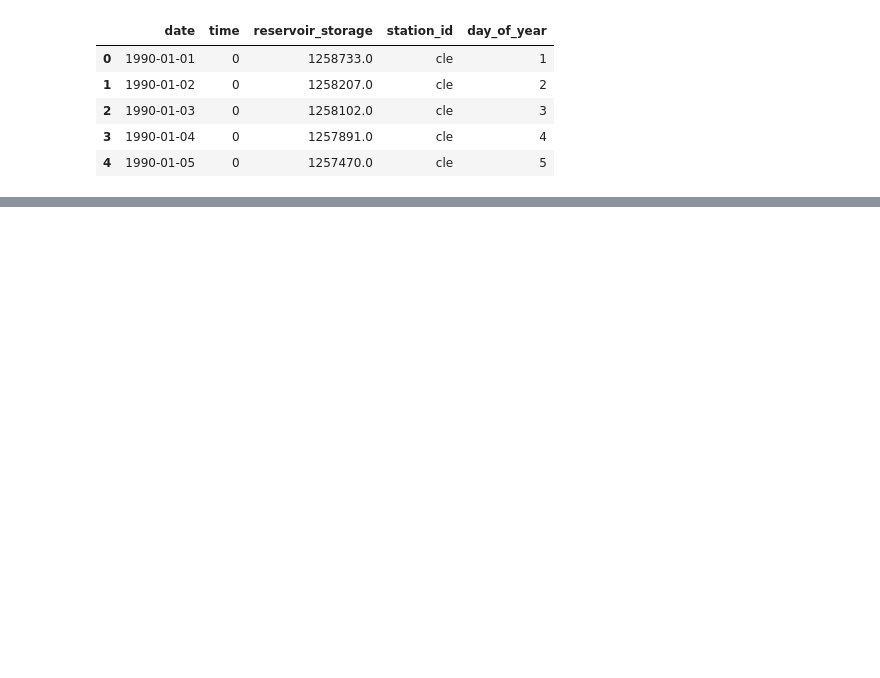
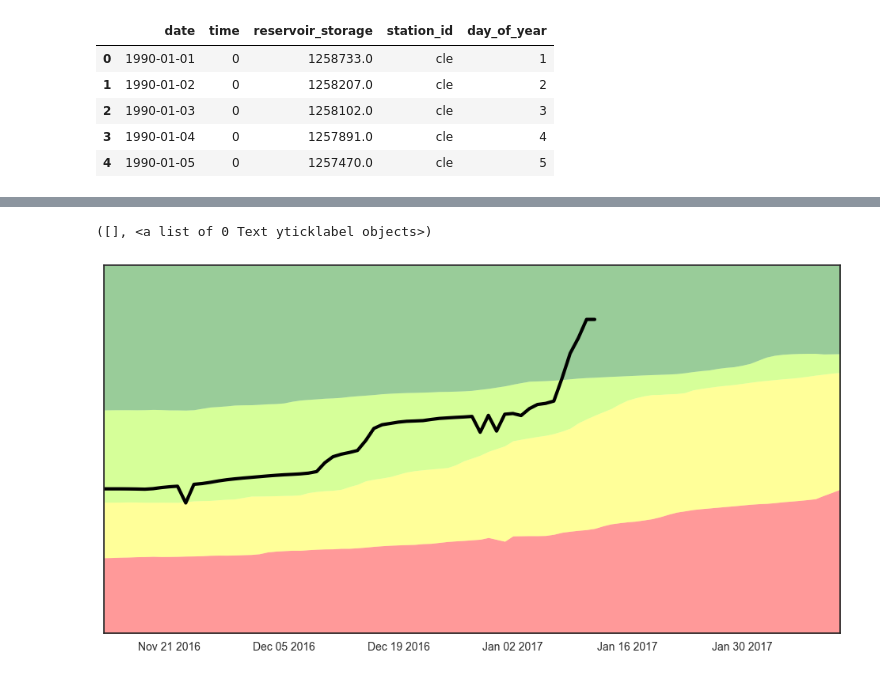
Before and after one commit to matttrent/waterbot, a Jupyter notebook: notebooks/historical_levels.ipynb, the cells around one changed output, grey strips where cells are left out. Cells and saved outputs as stored; diff of their text form; code cells hidden in the pictures; blank space fills up the shorter version.

```diff
--- a/notebooks/historical_levels.ipynb
+++ b/notebooks/historical_levels.ipynb
@@ -70,2 +112,2 @@ for i, d in enumerate(dfs):
 # %%
-dfs[-1].set_index('date').reservoir_storage.plot()
+# filled_dfs[-1].set_index('date').reservoir_storage.plot()
@@ -255,0 +298,59 @@ plt.yticks(ytic, [str(yt)+'%' for yt in ytic])
+# %%
+today = pd.Timestamp(dt.date.today())
+first_day = today - dt.timedelta(days=60)
+last_day  = today + dt.timedelta(days=30)
+
+dates = pd.Series( pd.date_range(first_day, last_day, freq='D') )
+
+plot_df = (
+    df[ (df.date >= first_day) ]
+    .set_index('date')
+    .reindex(dates)
+)
+
+plot_df['day_of_year'] = pd.Series(plot_df.index, index=plot_df.index).apply(
+    lambda d: d.timetuple().tm_yday
+)
+
+shades2 = (
+    shades
+    [shades.index <= 365]
+    .copy()
+)
+
+plot_df = (
+    pd.merge(
+        plot_df,
+        shades2,
+        how='left',
+        left_on='day_of_year',
+        right_index=True
+    )
+    .interpolate()
+)
+
+fig, ax = plt.subplots(1, figsize=(12,6))
+
+plt.hold(True)
+
+min_level = .75 * min( plot_df.reservoir_storage.min(), plot_df.lo.min() )
+max_level = 1.1 * max( plot_df.reservoir_storage.max(), plot_df.lo.max() )
+
+ax.fill_between(plot_df.index, min_level, plot_df.lo, facecolor='red', alpha=0.4, linewidth=0)
+ax.fill_between(plot_df.index, plot_df.lo, plot_df.mid, facecolor='yellow', alpha=0.4, linewidth=0)
+ax.fill_between(plot_df.index, plot_df.mid, plot_df.hi, facecolor='#99ff00', alpha=0.4, linewidth=0)
+ax.fill_between(plot_df.index, plot_df.hi, max_level, facecolor='green', alpha=0.4, linewidth=0)
+
+plt.plot(
+    plot_df[ plot_df.index <= today ].index,
+    plot_df[ plot_df.index <= today ].reservoir_storage,
+    color='black', linewidth=3
+)
+
+# plt.plot(plot_df.loc[today].name, plot_df.loc[today].reservoir_storage, 'ko')
+
+plt.axis( list(plt.axis()[:2]) + [min_level, max_level] )
+plt.yticks([])
+# %% [output]
+([], <a list of 0 Text yticklabel objects>)
+[figure, added]
```
Also changed, not shown: parts of 17 cells of this notebook.
